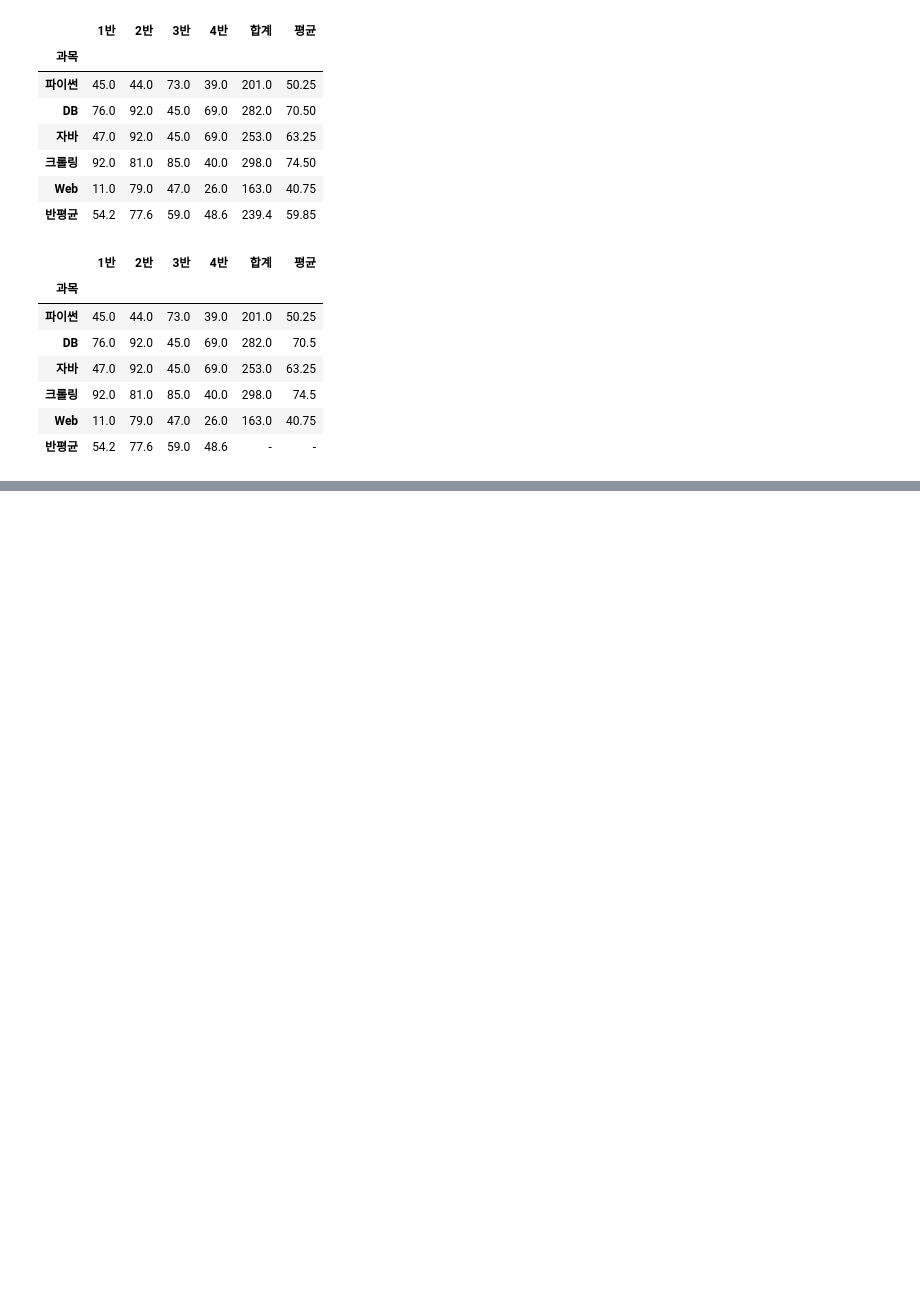
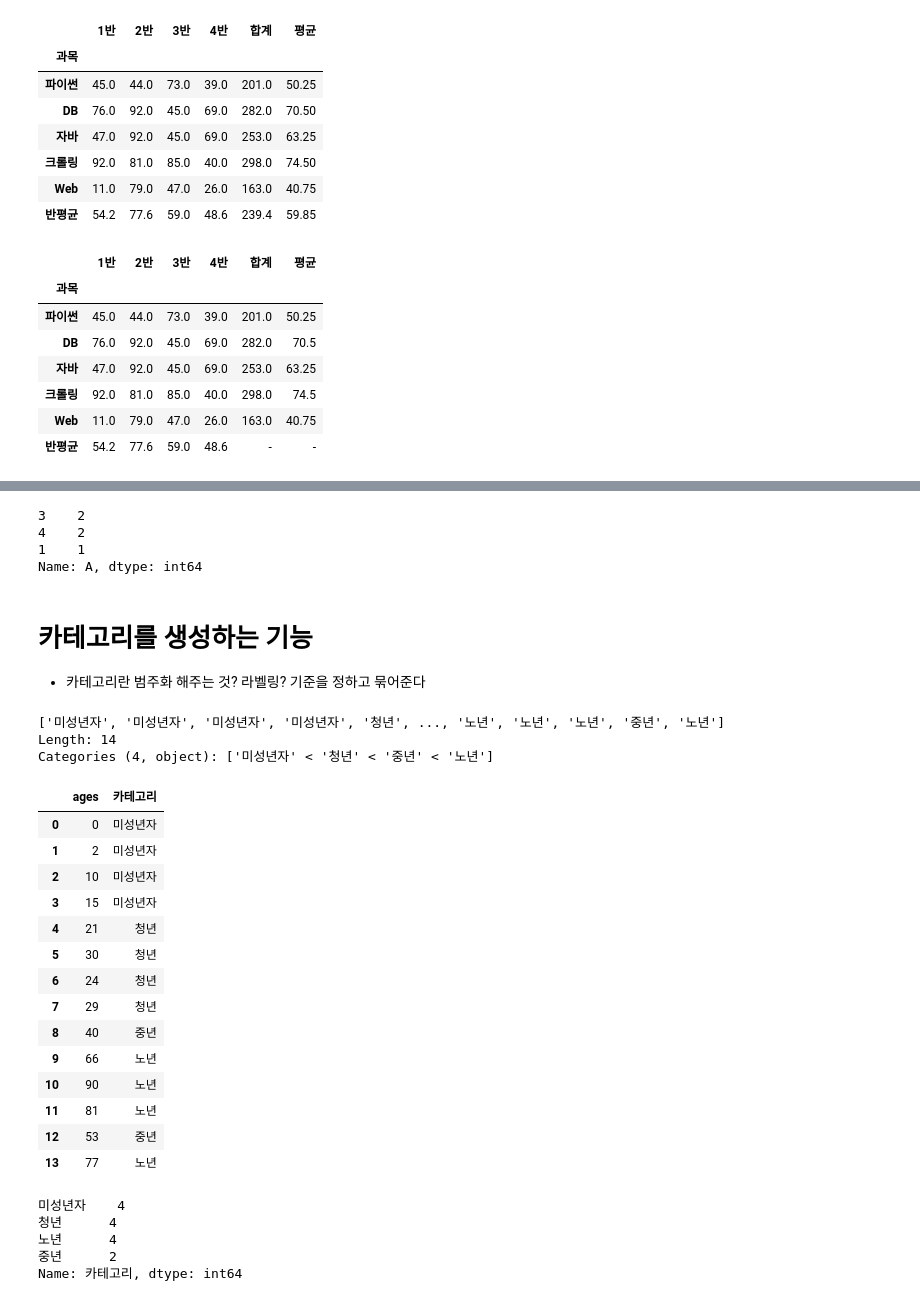
Before and after one commit to LEEYOUNGJAE1996/python_algorithm_practice, a Jupyter notebook: 스마트인재개발원/ex11pandas.ipynb, the cells around one changed output, grey strips where cells are left out. Cells and saved outputs as stored; diff of their text form; code cells hidden in the pictures; blank space fills up the shorter version.

```diff
--- a/스마트인재개발원/ex11pandas.ipynb
+++ b/스마트인재개발원/ex11pandas.ipynb
@@ -494,0 +590,66 @@ scores
+# %%
+# value_counts value들을 분포를 구한다.? 즉 어떤 값이 몇개인지 판단한다..
+# ex
+df['A'].value_counts()
+# 아래의 의미 3개의 값이 2개 4의 값이 2개 1의 값이 1개
+# %% [output]
+3    2
+4    2
+1    1
+Name: A, dtype: int64
+# %% [markdown]
+# 카테고리를 생성하는 기능
+- 카테고리란 범주화 해주는 것? 라벨링? 기준을 정하고 묶어준다
+# %%
+# 나이데이터로 카테고리를 생성
+# 데이터 생성
+ages = [0,2,10,15,21,30,24,29,40,66,90,81,53,77]
+# 범주를 어떻게 할 것인가?
+# bins(범주) 데이터를 나누는 기준(범위)
+# 범위를 정하는 경우 (시작기준 +1 , 끝 기준) 이렇게 범위를 나눔 그러므로 범위는 시작 기준 -1 해서 표현할 것
+bins = [-1,19,39,59,100]
+labels = ['미성년자', '청년', '중년', '노년']
+# 0~ 19 미성년
+# 20~ 39 청년
+# 40 ~ 59 중년
+# 60~ 100 노년
+cate= pd.cut(ages,bins,labels = labels)
+cate
+# %% [output]
+['미성년자', '미성년자', '미성년자', '미성년자', '청년', ..., '노년', '노년', '노년', '중년', '노년']
+Length: 14
+Categories (4, object): ['미성년자' < '청년' < '중년' < '노년']
+# %%
+# ages 데이터를 데이터 프레임으로 생성하기
+# 리스트데이터를 가지고 데이터 프레임 생성
+# 리스트 columns 의 경우 column이 여러개일 경우가 존재 ----> 컬럼 자체도 리스트화 해서 입력해줘야한다.
+categories = pd.DataFrame(ages, columns=['ages'])
+# %%
+# 각 나이데이터에 부합하는 카테고리화된 결과를 컬럼추가 해주자
+categories['카테고리'] = cate
+categories
+# %% [output]
+|  | ages | 카테고리 |
+| 0 | 0 | 미성년자 |
+| 1 | 2 | 미성년자 |
+| 2 | 10 | 미성년자 |
+| 3 | 15 | 미성년자 |
+| 4 | 21 | 청년 |
+| 5 | 30 | 청년 |
+| 6 | 24 | 청년 |
+| 7 | 29 | 청년 |
+| 8 | 40 | 중년 |
+| 9 | 66 | 노년 |
+| 10 | 90 | 노년 |
+| 11 | 81 | 노년 |
+| 12 | 53 | 중년 |
+| 13 | 77 | 노년 |
+# %%
+# 카테고리 별로 나이대 몇명인지 확인
+categories['카테고리'].value_counts()
+# %% [output]
+미성년자    4
+청년      4
+노년      4
+중년      2
+Name: 카테고리, dtype: int64
```
Also changed, not shown: parts of 16 cells of this notebook.
